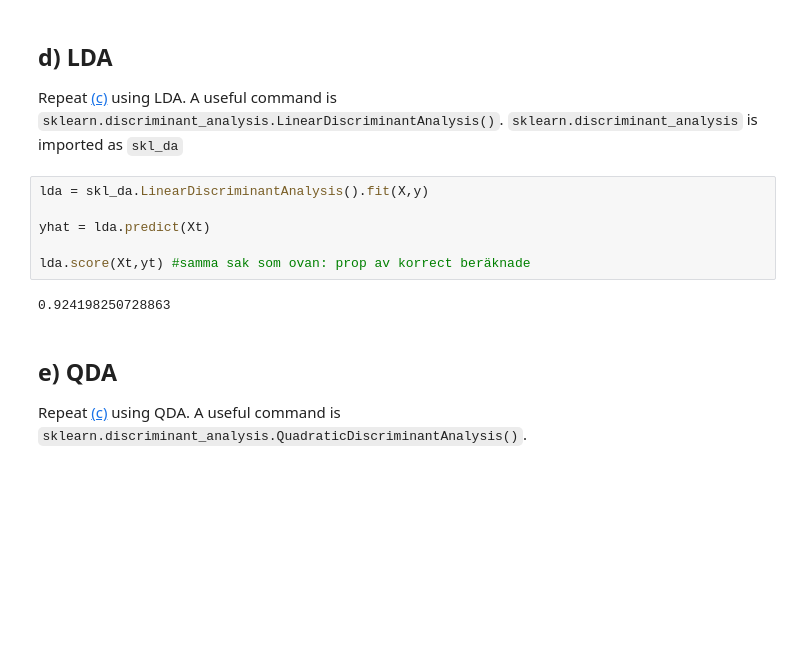
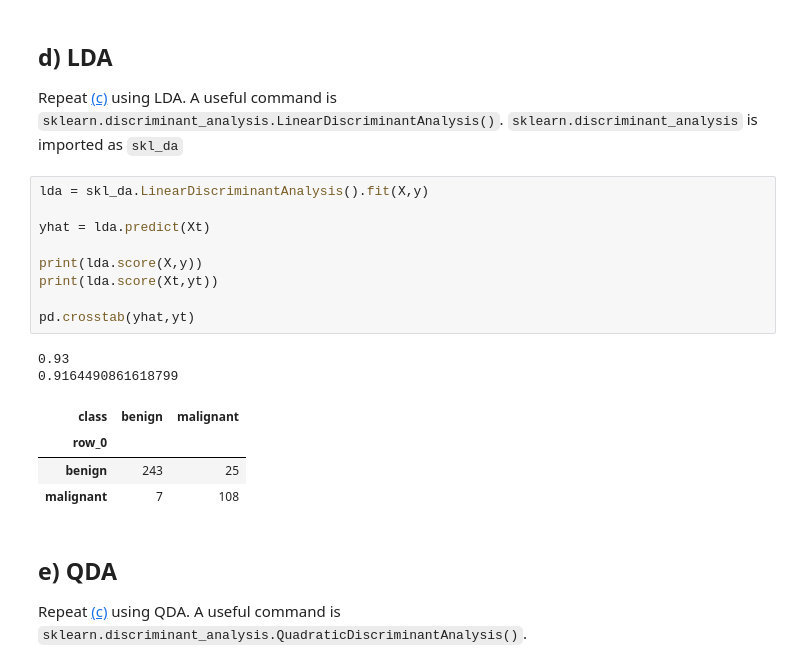
Before and after one commit to flapinski/SML, a Jupyter notebook: exercises/SML-session_4.ipynb, the cells around one changed output. Drawn from its saved outputs; the diff is of its cells as text; blank space fills up the shorter version.

```diff
--- a/exercises/SML-session_4.ipynb
+++ b/exercises/SML-session_4.ipynb
@@ -99,11 +93,19 @@ Repeat [(c)](#4.1-c) using LDA. A useful command is `sklearn.discriminant_analys
 # %%
 lda = skl_da.LinearDiscriminantAnalysis().fit(X,y)
 
 yhat = lda.predict(Xt)
 
-lda.score(Xt,yt) #samma sak som ovan: prop av korrect beräknade
+print(lda.score(X,y))
+print(lda.score(Xt,yt))
+
+pd.crosstab(yhat,yt)
 # %% [output]
-0.924198250728863
+0.93
+0.9164490861618799
+| class | benign | malignant |
+| row_0 |  |  |
+| benign | 243 | 25 |
+| malignant | 7 | 108 |
 # %% [markdown]
 ## e) QDA
 Repeat [(c)](#4.1-c) using QDA. A useful command is `sklearn.discriminant_analysis.QuadraticDiscriminantAnalysis()`.
```
Also changed, not shown: parts of 9 cells of this notebook.
